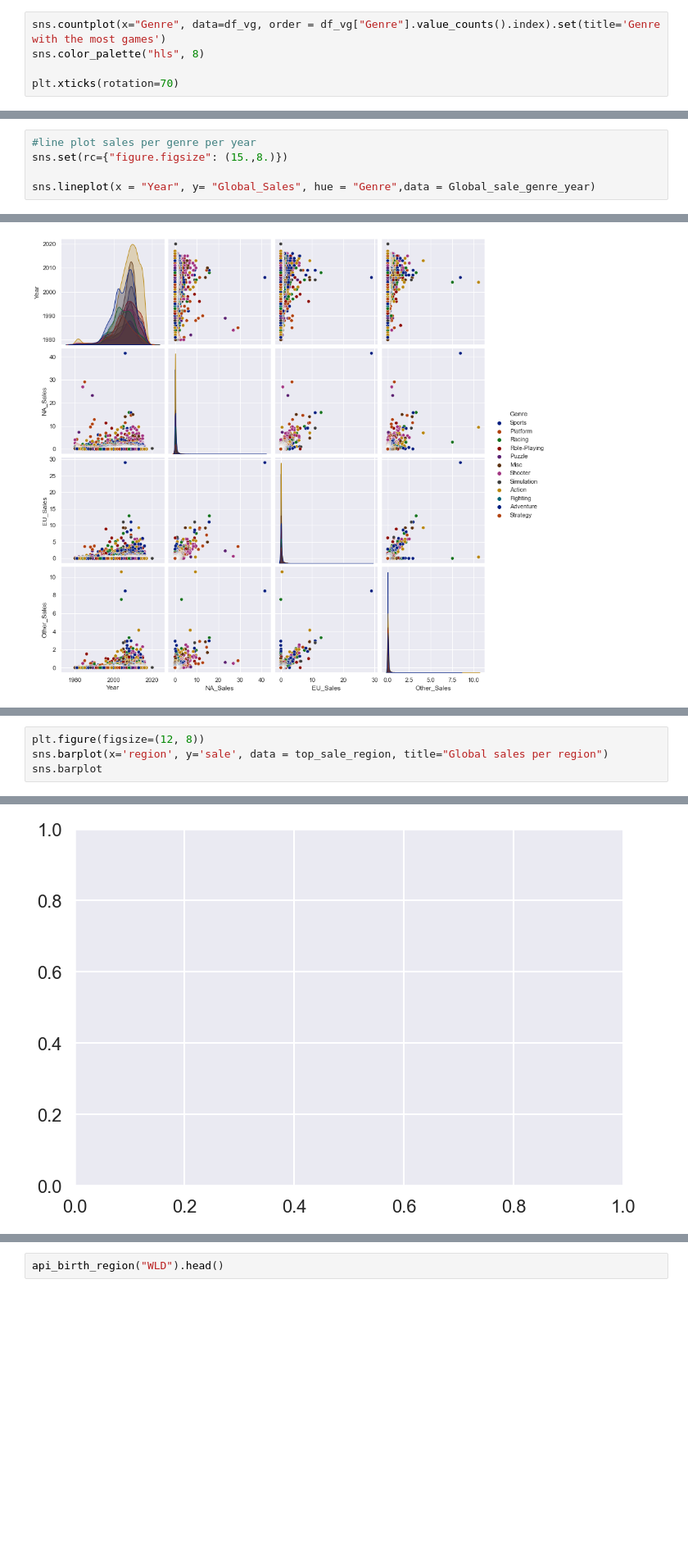
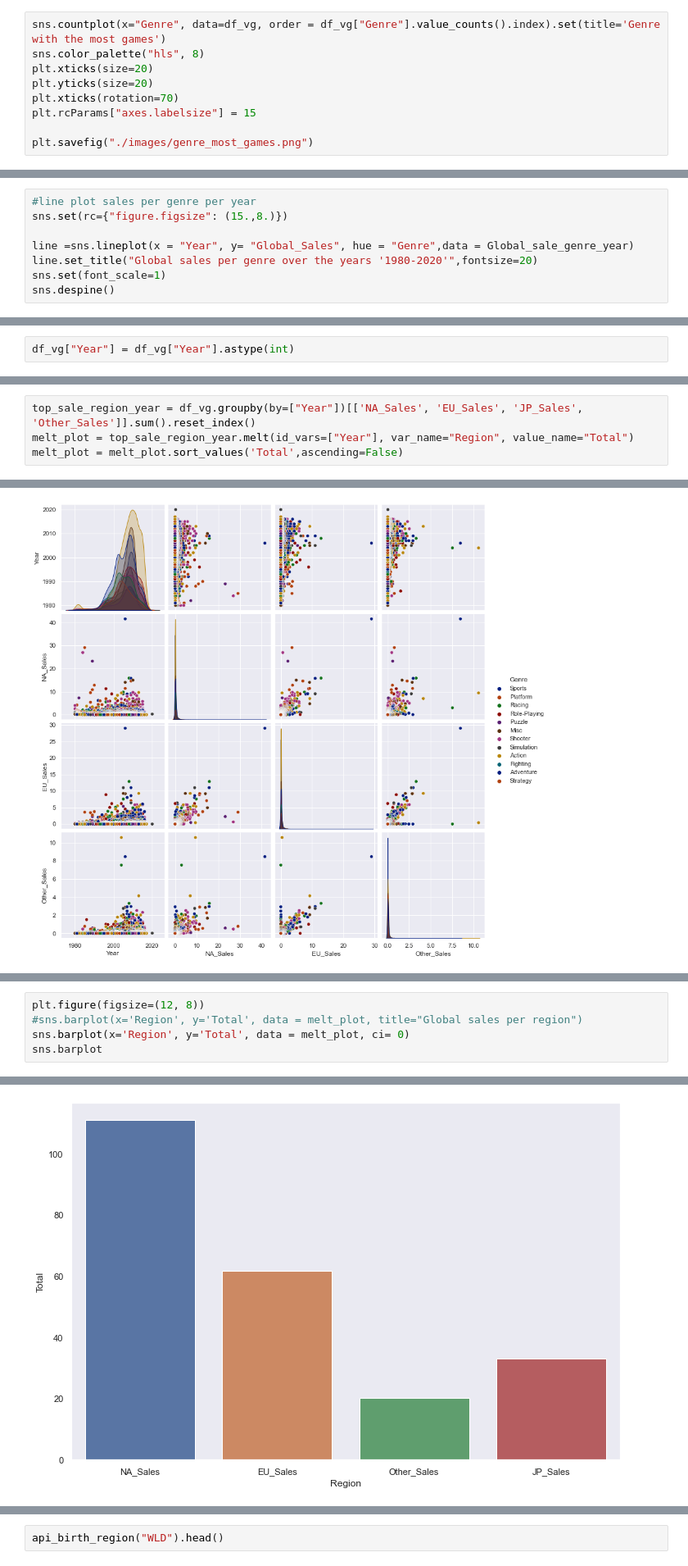
Before and after one commit to KirbyDream/APi_project, a Jupyter notebook: cleaning_VG.ipynb, the cells around one changed output, grey strips where cells are left out. Shown at 82% size. Cells and saved outputs as stored; diff of their text form; blank space fills up the shorter version.

```diff
--- a/cleaning_VG.ipynb
+++ b/cleaning_VG.ipynb
@@ -124,6 +142,10 @@ sns.set_context("poster")
 # %%
 sns.countplot(x="Genre", data=df_vg, order = df_vg["Genre"].value_counts().index).set(title='Genre with the most games')
 sns.color_palette("hls", 8)
+plt.xticks(size=20)
+plt.yticks(size=20)
+plt.xticks(rotation=70)
+plt.rcParams["axes.labelsize"] = 15
 
-plt.xticks(rotation=70)
+plt.savefig("./images/genre_most_games.png")
 # %% [output]
@@ -215,5 +318,8 @@ Global_sale_genre_year = Global_sale_genre_year[Global_sale_genre_year['Genre'].
 #line plot sales per genre per year
 sns.set(rc={"figure.figsize": (15.,8.)})
 
-sns.lineplot(x = "Year", y= "Global_Sales", hue = "Genre",data = Global_sale_genre_year)
+line =sns.lineplot(x = "Year", y= "Global_Sales", hue = "Genre",data = Global_sale_genre_year)
+line.set_title("Global sales per genre over the years '1980-2020'",fontsize=20)
+sns.set(font_scale=1)
+sns.despine()
 # %% [output]
@@ -225,3 +330,5 @@ Limiting the years starting from 1990, the sales value before that are very low
+# %%
+df_vg["Year"] = df_vg["Year"].astype(int)
 # %%
 year_vg = df_vg[df_vg['Year'] > 1990]
 sns.set(font_scale=2)
@@ -281,0 +404,4 @@ sns.set(rc={'figure.figsize':(20,10)})
+# %%
+top_sale_region_year = df_vg.groupby(by=["Year"])[['NA_Sales', 'EU_Sales', 'JP_Sales', 'Other_Sales']].sum().reset_index()
+melt_plot = top_sale_region_year.melt(id_vars=["Year"], var_name="Region", value_name="Total")
+melt_plot = melt_plot.sort_values('Total',ascending=False)
@@ -402,6 +477,7 @@ top_sale_region
 | 3 | Other_Sales | 788.91 |
 # %%
 plt.figure(figsize=(12, 8))
-sns.barplot(x='region', y='sale', data = top_sale_region, title="Global sales per region")
+#sns.barplot(x='Region', y='Total', data = melt_plot, title="Global sales per region")
+sns.barplot(x='Region', y='Total', data = melt_plot, ci= 0)
 sns.barplot
 # %% [output]
@@ -409 +488 @@ AttributeError: Rectangle.set() got an unexpected keyword argument 'title'
-[figure, old version]
+[figure, new version]
```
Also changed, not shown: parts of 72 cells of this notebook, 6 other files.
